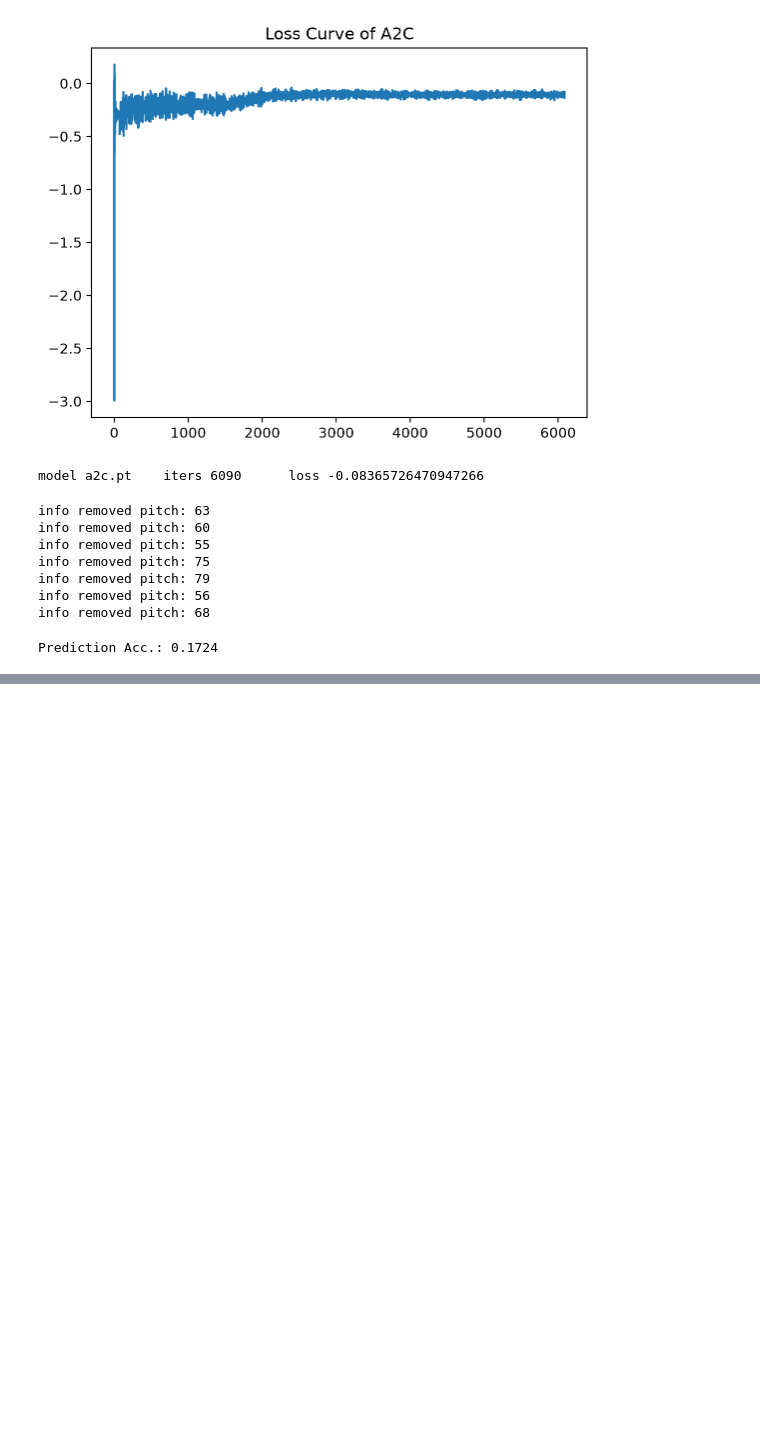
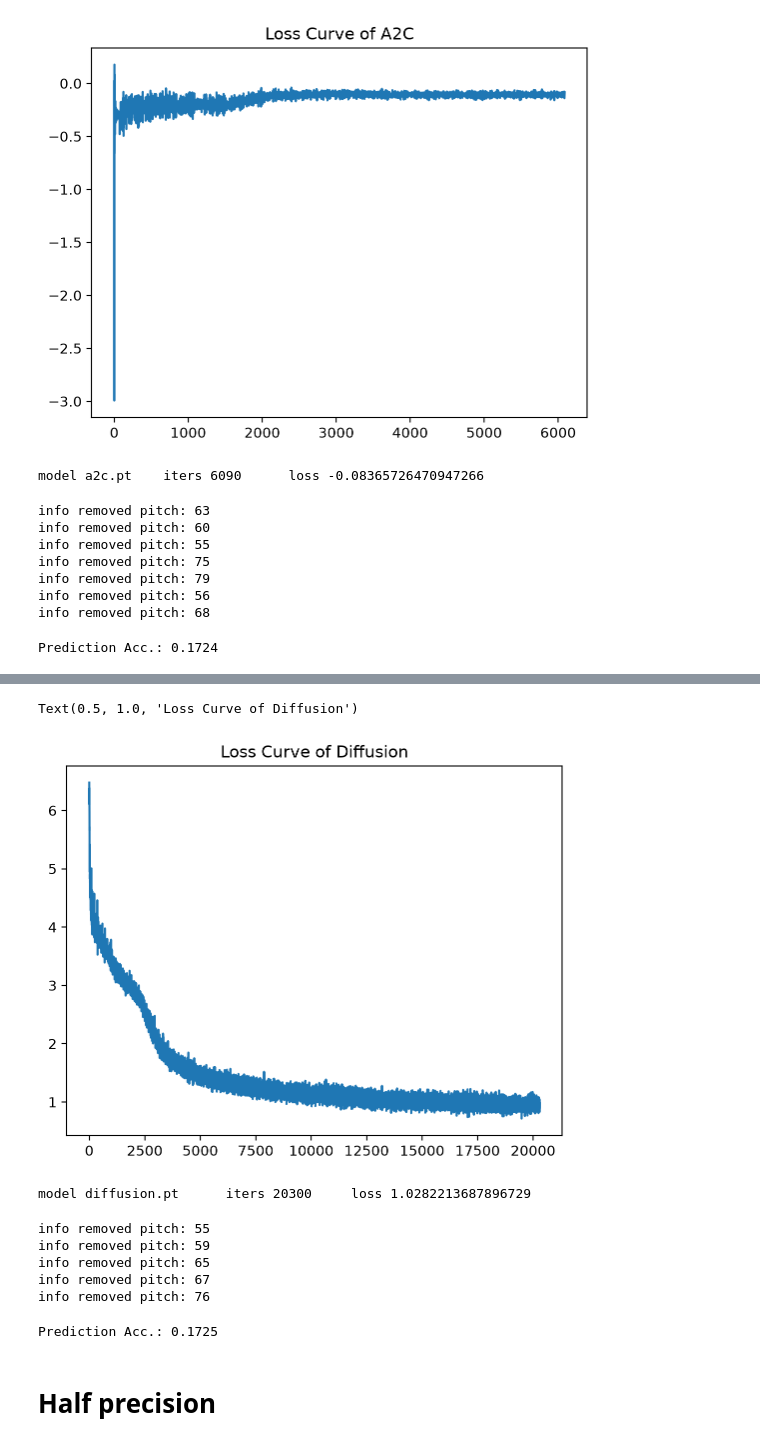
Before and after one commit to metoonhathung/music-generation, a Jupyter notebook: music_generation.ipynb, the cells around one changed output, grey strips where cells are left out. Cells and saved outputs as stored; diff of their text form; code cells hidden in the pictures; blank space fills up the shorter version.

Commit message:
diffusion

```diff
--- a/music_generation.ipynb
+++ b/music_generation.ipynb
@@ -1490,0 +1569,33 @@ Prediction Acc.: 0.1724
+# %%
+seed(1)
+
+vocab_size = 388+4 # + [MASK]
+d_model = 512 #256
+ffn_l1_size = 1024 #512
+ffn_l2_size = d_model
+num_heads = 8
+num_layers = 8 #6
+dropout = 0.0 # it doesn't overfit: seen and transposed (unseen) pieces score within 3%
+
+lr = 3e-4 # 6e-4 was stable but no better in a short test
+epochs = 100 #50
+clip = 1
+warmup = 400
+
+# Trained from scratch; wider, deeper and longer than the Transformer, because masked
+# diffusion needs more compute than a left-to-right model to reach the same quality.
+decoder = TransformerDecoder(vocab_size, d_model, ffn_l1_size, ffn_l2_size,
+                             num_heads, num_layers, dropout, device=device)
+diffusion_net = Diffusion(decoder).to(device)
+diffusion_optim = torch.optim.AdamW(diffusion_net.parameters(), lr=lr, weight_decay=0.01)
+diffusion_loss_list = []
+
+total_iter = epochs * len(train_iter)
+diffusion_sched = torch.optim.lr_scheduler.LambdaLR(diffusion_optim,
+    lambda s: min((s + 1) / warmup, max(0.1, (total_iter - s) / (total_iter - warmup))))
+# %%
+start = time.time()
+train_net(diffusion_net, diffusion_optim, diffusion_loss_list, train_iter, lr, epochs, clip, device, scheduler=diffusion_sched, amp=True)
+end = time.time()
+print("Elapsed time: ", end - start)
+save_checkpoint(diffusion_net, diffusion_optim, diffusion_loss_list, "checkpoint", "diffusion.pt")
@@ -1490,0 +1620,26 @@ Prediction Acc.: 0.1724
+# %%
+plt.plot(np.arange(len(diffusion_loss_list)), diffusion_loss_list)
+plt.title('Loss Curve of Diffusion')
+# %% [output]
+Text(0.5, 1.0, 'Loss Curve of Diffusion')
+[figure, added]
+# %%
+load_checkpoint(diffusion_net, diffusion_optim, diffusion_loss_list, 'checkpoint', 'diffusion.pt')
+# %% [output]
+model diffusion.pt      iters 20300     loss 1.0282213687896729
+# %%
+primer = next(iter(train_iter))[0][:1, :32].to(device) # 32 real tokens of context
+valid_len = torch.full((1,), 600).to(device)
+generate_output(diffusion_net, primer, valid_len, 'output', "diffusion")
+# %% [output]
+info removed pitch: 55
+info removed pitch: 59
+info removed pitch: 65
+info removed pitch: 67
+info removed pitch: 76
+# %%
+evaluate_net(diffusion_net, train_iter, device, max_batches=5)
+# %% [output]
+Prediction Acc.: 0.1725
+# %% [markdown]
+# Half precision
```
Also changed, not shown: parts of 6 cells of this notebook, 9 other files.
